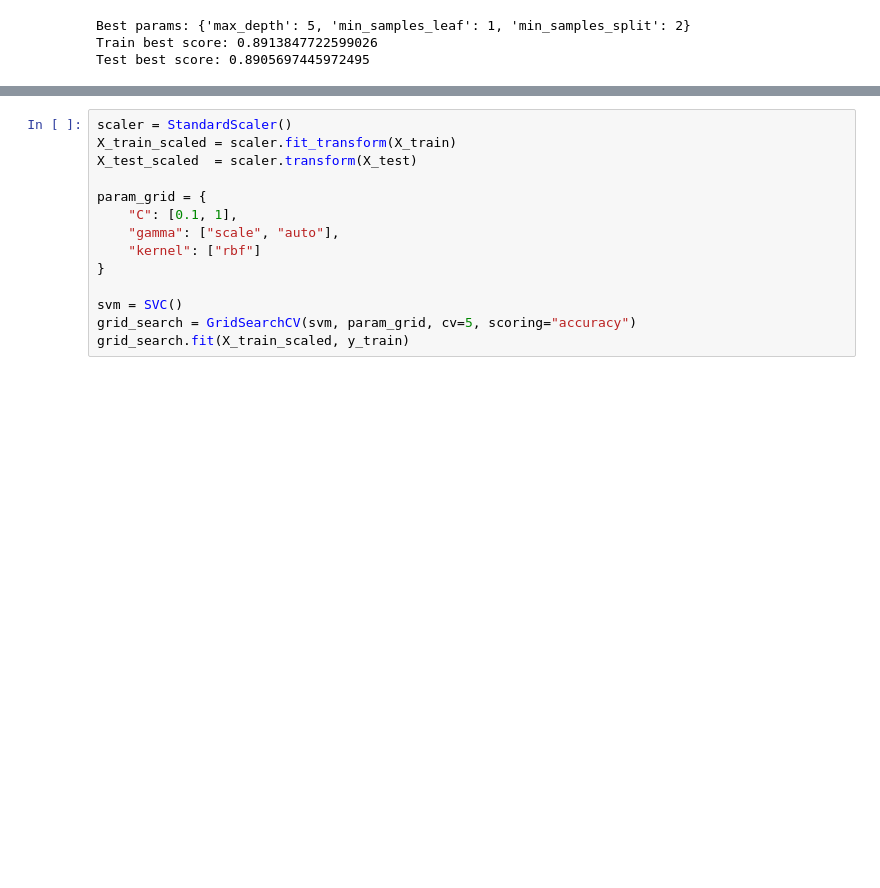
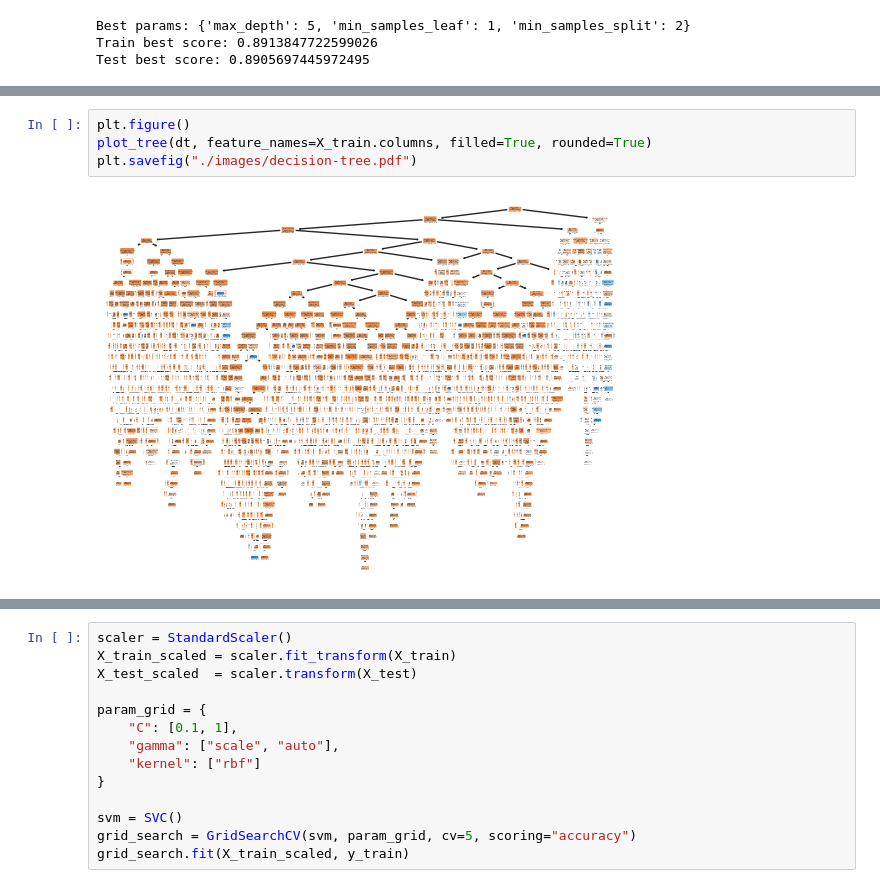
Before and after one commit to dslapelis/ML-AI-17, a Jupyter notebook: prompt_III.ipynb, the cells around one changed output, grey strips where cells are left out. Saved outputs shown, nothing was run; the diff lists cells and outputs as text; blank space fills up the shorter version.

```diff
--- a/prompt_III.ipynb
+++ b/prompt_III.ipynb
@@ -400,0 +427,6 @@ Test best score: 0.8905697445972495
+# %%
+plt.figure()
+plot_tree(dt, feature_names=X_train.columns, filled=True, rounded=True)
+plt.savefig("./images/decision-tree.pdf")
+# %% [output]
+[figure, added]
```
Also changed, not shown: parts of 12 cells of this notebook, 7 other files.
